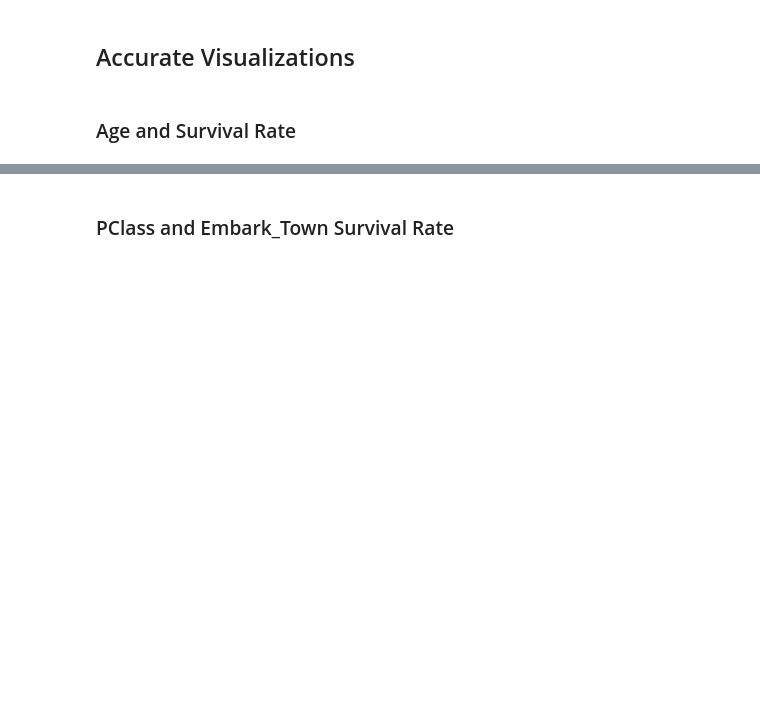
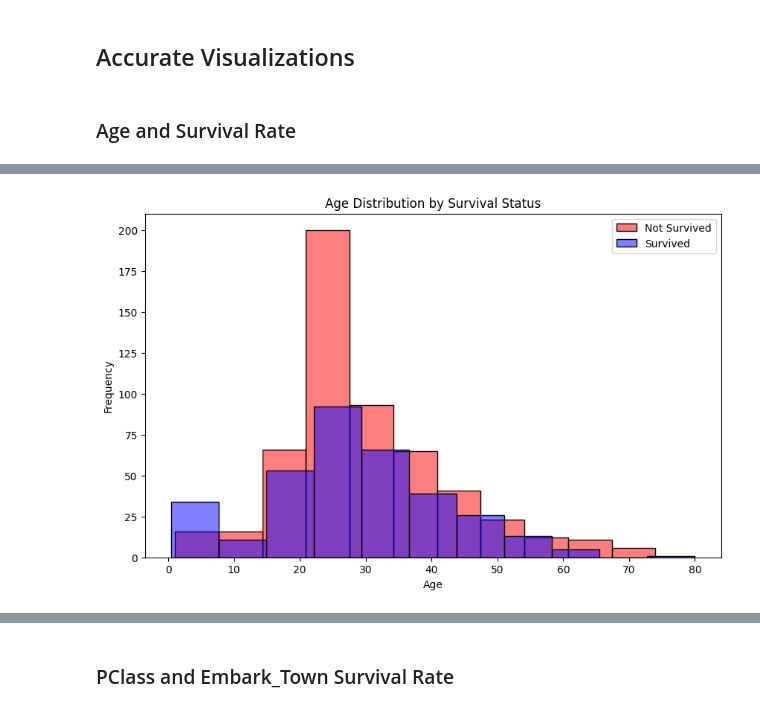
Before and after one commit to chance-roberts/DATA6550-Visualization, a Jupyter notebook: Code/Roberts/RobertsC_Visualization.ipynb, the cells around one changed output, grey strips where cells are left out. Drawn from its saved outputs; the diff is of its cells as text; code cells hidden in the pictures; blank space fills up the shorter version.

```diff
--- a/Code/Roberts/RobertsC_Visualization.ipynb
+++ b/Code/Roberts/RobertsC_Visualization.ipynb
@@ -142,0 +220,12 @@ dtype: float64
+# %%
+#Overlay survival status on the age distribution
+plt.figure(figsize=(10, 6))
+sns.histplot(titanic[titanic['survived'] == 0]['age'], bins=int(sturges_bin), color='red', alpha=0.5, label='Not Survived')
+sns.histplot(titanic[titanic['survived'] == 1]['age'], bins=int(sturges_bin), color='blue', alpha=0.5, label='Survived')
+plt.title('Age Distribution by Survival Status')
+plt.xlabel('Age')
+plt.ylabel('Frequency')
+plt.legend()
+plt.show()
+# %% [output]
+[figure, added]
```
Also changed, not shown: parts of 11 cells of this notebook.
